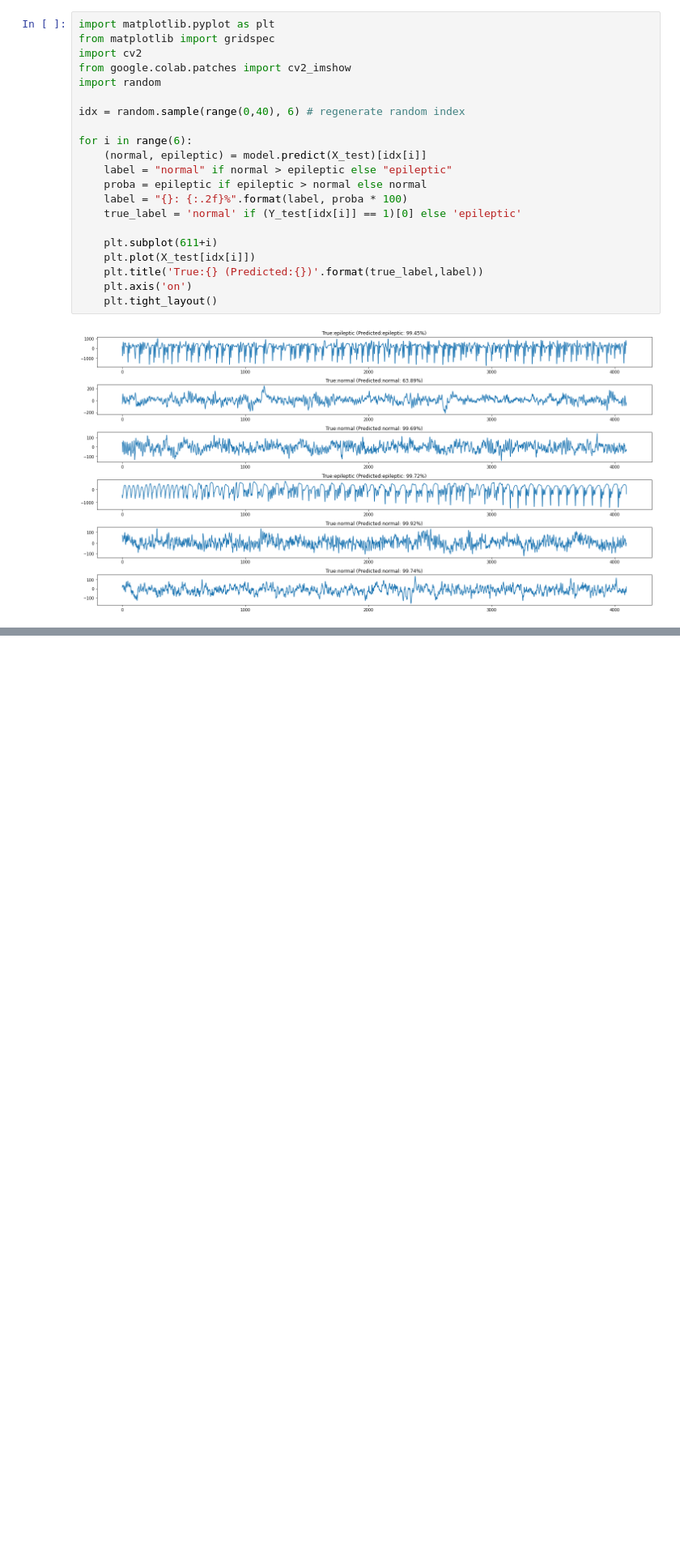
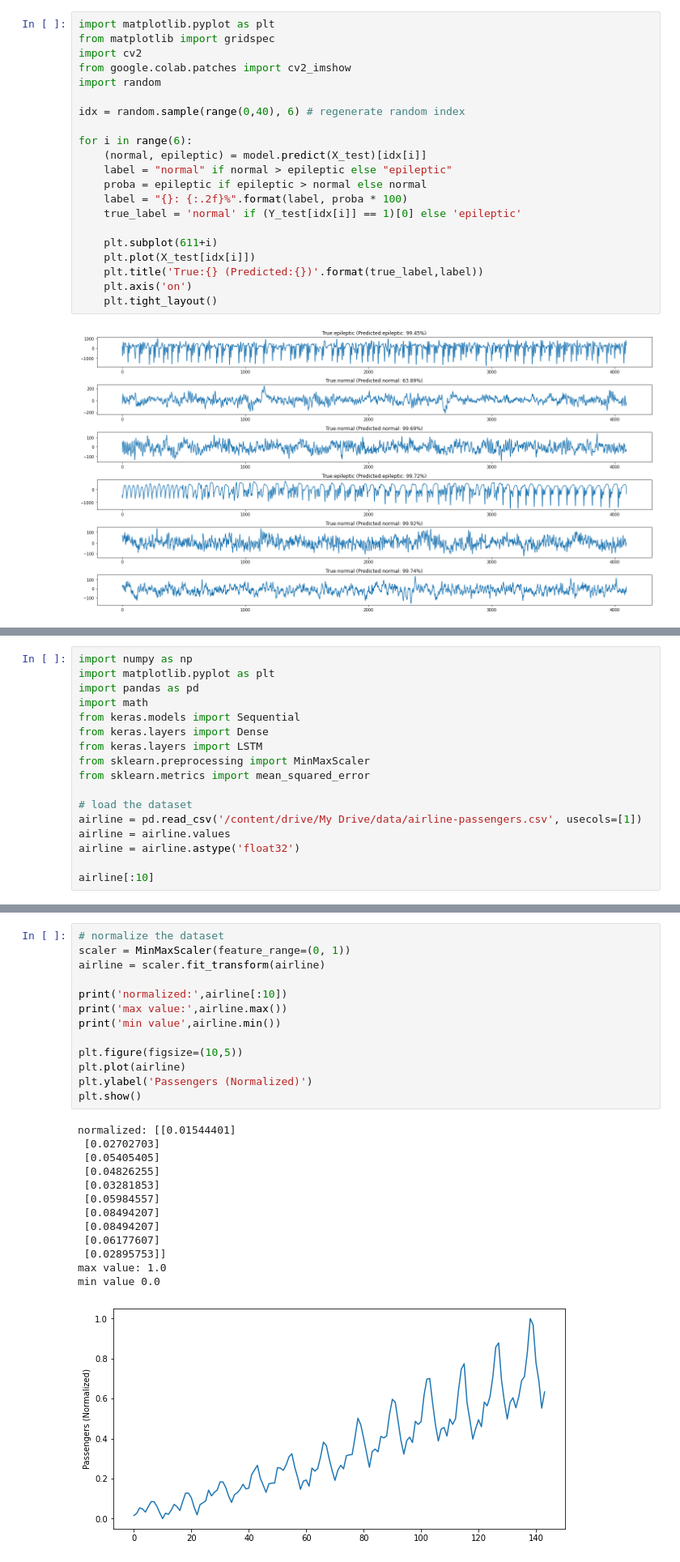
Before and after one commit to cisirtraining/summerschool, a Jupyter notebook: Day2_LSTM_timeseries_prediction.ipynb, the cells around one changed output, grey strips where cells are left out. Shown at 81% size. Drawn from its saved outputs; the diff is of its cells as text; blank space fills up the shorter version.

```diff
--- a/Day2_LSTM_timeseries_prediction.ipynb
+++ b/Day2_LSTM_timeseries_prediction.ipynb
@@ -516,0 +546,17 @@ for i in range(6):
+# %%
+import numpy as np
+import matplotlib.pyplot as plt
+import pandas as pd
+import math
+from keras.models import Sequential
+from keras.layers import Dense
+from keras.layers import LSTM
+from sklearn.preprocessing import MinMaxScaler
+from sklearn.metrics import mean_squared_error
+
+# load the dataset
+airline = pd.read_csv('/content/drive/My Drive/data/airline-passengers.csv', usecols=[1])
+airline = airline.values
+airline = airline.astype('float32')
+
+airline[:10]
@@ -516,0 +576,27 @@ for i in range(6):
+# %%
+# normalize the dataset
+scaler = MinMaxScaler(feature_range=(0, 1))
+airline = scaler.fit_transform(airline)
+
+print('normalized:',airline[:10])
+print('max value:',airline.max())
+print('min value',airline.min())
+
+plt.figure(figsize=(10,5))
+plt.plot(airline)
+plt.ylabel('Passengers (Normalized)')
+plt.show()
+# %% [output]
+normalized: [[0.01544401]
+ [0.02702703]
+ [0.05405405]
+ [0.04826255]
+ [0.03281853]
+ [0.05984557]
+ [0.08494207]
+ [0.08494207]
+ [0.06177607]
+ [0.02895753]]
+max value: 1.0
+min value 0.0
+[figure, added]
```
Also changed, not shown: parts of 8 cells of this notebook.
